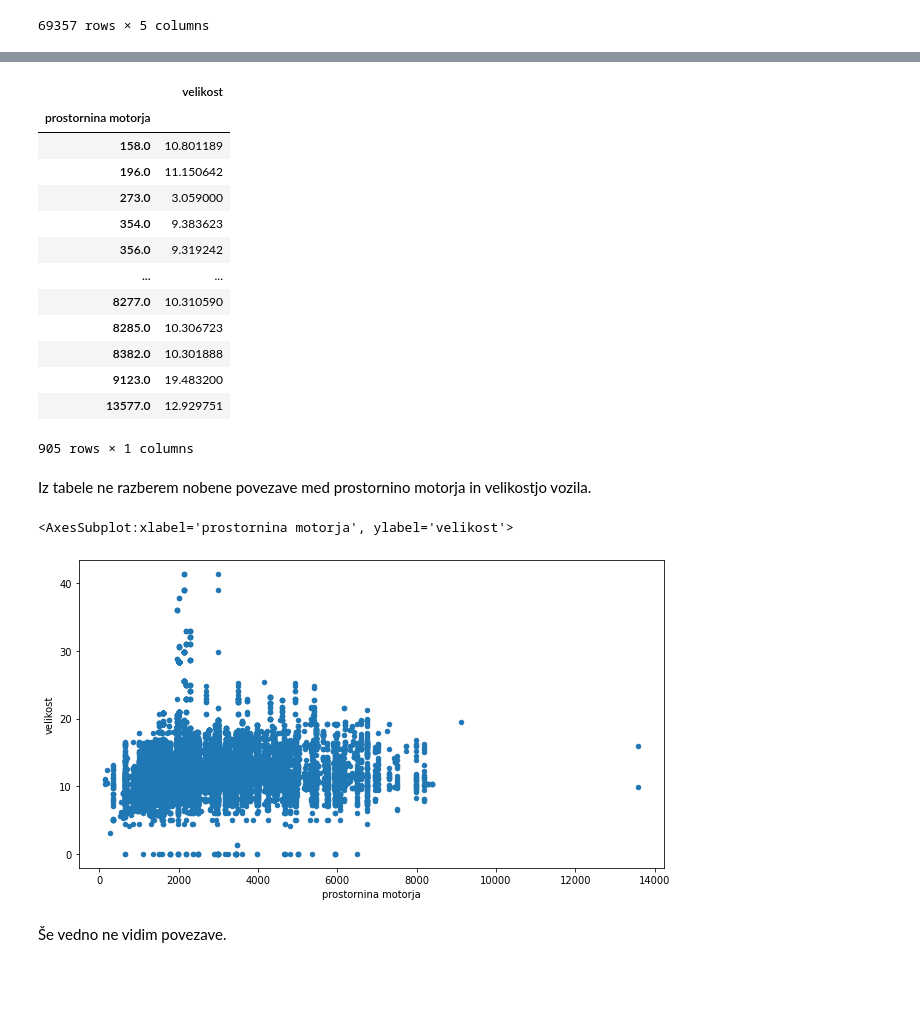
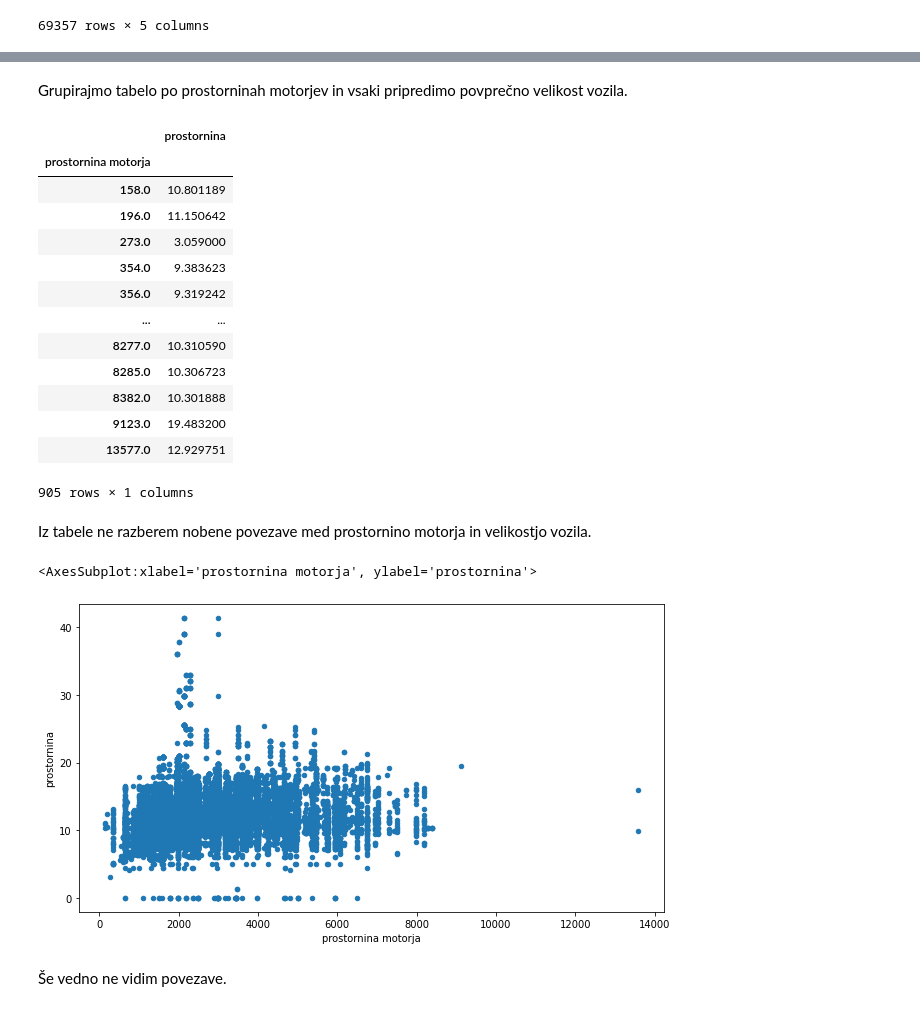
Before and after one commit to LucjaFekonja/analiza-avtomobilov, a Jupyter notebook: analiza-podatkov/analiza.ipynb, the cells around one changed output, grey strips where cells are left out. Cells and saved outputs as stored; diff of their text form; code cells hidden in the pictures; blank space fills up the shorter version.

```diff
--- a/analiza-podatkov/analiza.ipynb
+++ b/analiza-podatkov/analiza.ipynb
@@ -5,9 +7,6 @@ V tej datoteki je analiza podatkov zbranih v csv datotekah v mapi 'zajem-podatko
 # %%
 import pandas as pd
 import matplotlib
-# %%
-matplotlib.rcParams["figure.figsize"] = [7.5, 5]
-matplotlib.rcParams["figure.autolayout"] = True
 # %%
 avti = pd.read_csv('../zajem-podatkov/obdelani-podatki/izluščene_informacije.csv')
 # %%
@@ -105,7 +109,7 @@ vrednosti = velikost(avti_in_dimenzije.višina / 100,
                      avti_in_dimenzije.širina / 100,
                      avti_in_dimenzije.dolžina / 100)
 
-avti_in_dimenzije['velikost'] = vrednosti
-tabela_velikosti = avti_in_dimenzije[['verzija', 'prostornina motorja', 'velikost']].dropna()
+avti_in_dimenzije['prostornina'] = vrednosti
+tabela_velikosti = avti_in_dimenzije[['verzija', 'prostornina motorja', 'prostornina']].dropna()
 tabela_velikosti
 # %% [output]
@@ -122,11 +126,13 @@ tabela_velikosti
 | 69355 | 1.9 TD D8A | 1905.0 | 9.686600 |
 | 69356 | 1.9 TD DHY | 1905.0 | 9.686600 |
 64952 rows × 3 columns
+# %% [markdown]
+Grupirajmo tabelo po prostorninah motorjev in vsaki pripredimo povprečno velikost vozila.
 # %%
-tabela2 = tabela_velikosti.groupby('prostornina motorja').mean()[['velikost']]
+tabela2 = tabela_velikosti.groupby('prostornina motorja').mean()[['prostornina']]
 tabela2
 # %% [output]
-|  | velikost |
+|  | prostornina |
 | prostornina motorja |  |
 | 158.0 | 10.801189 |
 | 196.0 | 11.150642 |
@@ -143,10 +149,10 @@ tabela2
 # %% [markdown]
 Iz tabele ne razberem nobene povezave med prostornino motorja in velikostjo vozila.
 # %%
-tabela_velikosti.plot.scatter(x = 'prostornina motorja', y = 'velikost')
+tabela_velikosti.plot.scatter(x = 'prostornina motorja', y = 'prostornina')
 # %% [output]
-<AxesSubplot:xlabel='prostornina motorja', ylabel='velikost'>
+<AxesSubplot:xlabel='prostornina motorja', ylabel='prostornina'>
-[figure, old version]
+[figure, new version]
 # %% [markdown]
 Še vedno ne vidim povezave.
 # %% [markdown]
```
Also changed, not shown: parts of 20 cells of this notebook.
